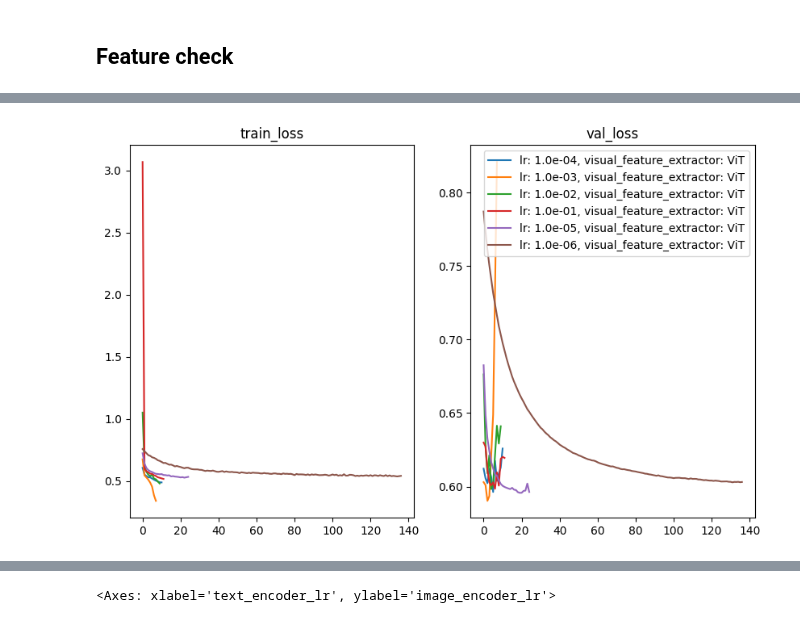
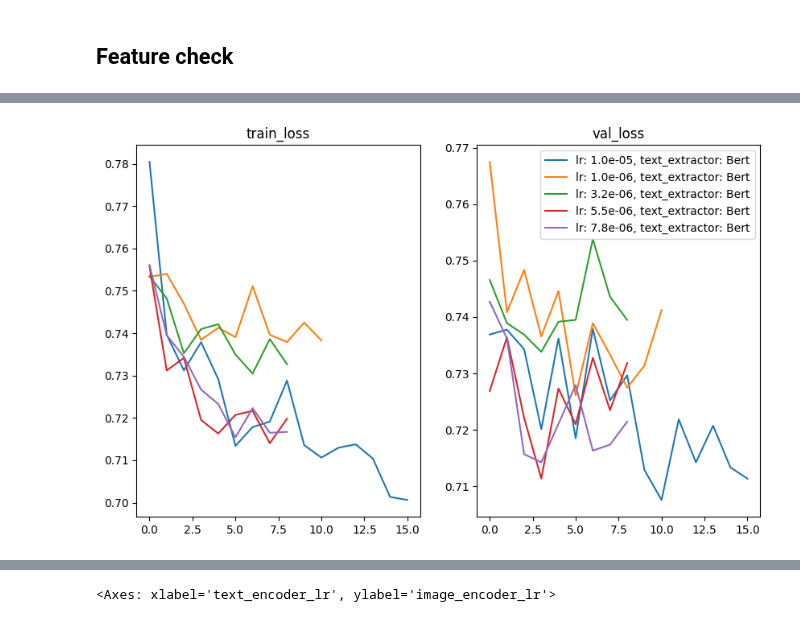
Before and after one commit to CeHouGIS/Safety_Perception_HK, a Jupyter notebook: safety_perception_model/single_model/feature_check.ipynb, the cells around one changed output, grey strips where cells are left out. Drawn from its saved outputs; the diff is of its cells as text; code cells hidden in the pictures.

```diff
--- a/safety_perception_model/single_model/feature_check.ipynb
+++ b/safety_perception_model/single_model/feature_check.ipynb
@@ -36,17 +36,18 @@ cfg_df_summary
 # %%
 fig, ax = plt.subplots(1, 2, figsize=(10, 6))
 cfg_df_group = cfg_df.groupby('safety_model_save_name')
 for name, group in cfg_df_group:
-    if group.loc[0, 'visual_feature_extractor'] != 'ViT':
-        continue
-    else:
-        ax[0].plot( group['train_loss_list'], label=f"lr: {group['lr'].values[0]}, visual_feature_extractor: {group['visual_feature_extractor'].values[0]}")
-        ax[1].plot(group['val_loss_list'], label=f"lr: {group['lr'].values[0]:.1e}, visual_feature_extractor: {group['visual_feature_extractor'].values[0]}")
+
+    # if group.loc[0, 'lr'] != 1e-6:
+    #     continue
+    # else:
+    ax[0].plot( group['train_loss_list'], label=f"lr: {group['lr'].values[0]}, text_extractor: {group['text_feature_extractor'].values[0]}")
+    ax[1].plot(group['val_loss_list'], label=f"lr: {group['lr'].values[0]:.1e}, text_extractor: {group['text_feature_extractor'].values[0]}")
 ax[0].set_title('train_loss')
 ax[1].set_title('val_loss')
 plt.legend()
 plt.show()
 # %% [output]
-[figure, old version]
+[figure, new version]
 # %%
 # cfg_df_summary.pivot_table(values='f1_score', index='LLM_feature_process', columns='lr').reset_index()
```
Also changed, not shown: parts of 3 cells of this notebook, 4 other files.
